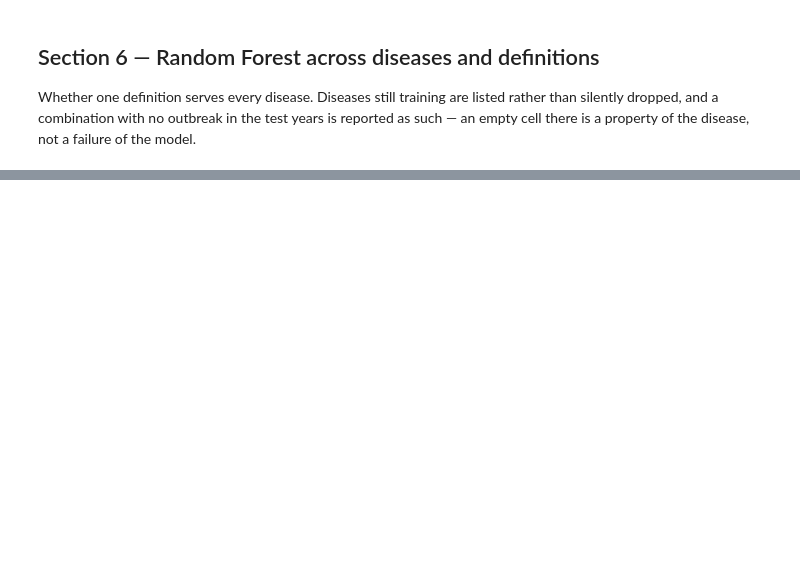
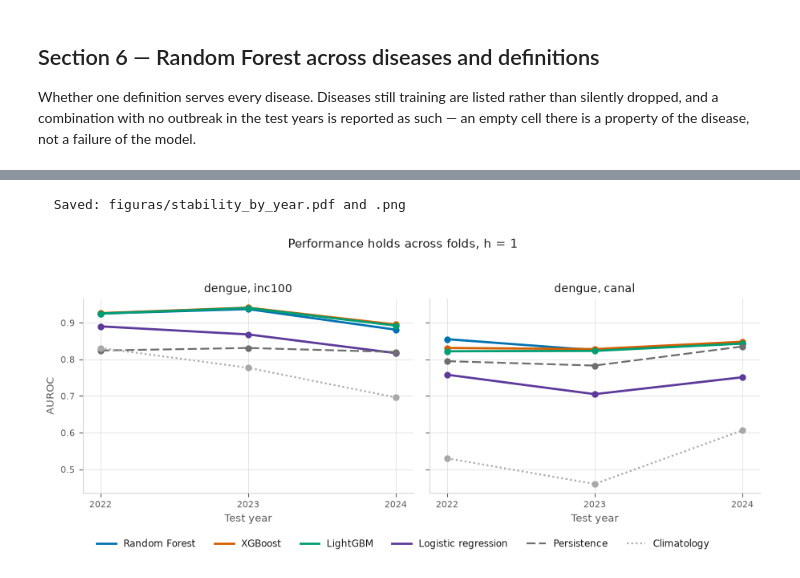
Before and after one commit to LVinaud/arboviral-outbreak-onset, a Jupyter notebook: notebooks/04_results.ipynb, the cells around one changed output, grey strips where cells are left out. Saved outputs shown, nothing was run; the diff lists cells and outputs as text; code cells hidden in the pictures; blank space fills up the shorter version.

```diff
--- a/notebooks/04_results.ipynb
+++ b/notebooks/04_results.ipynb
@@ -510,0 +943,32 @@ disease_table
+# %%
+if stability:
+    fig, axes = plt.subplots(1, len(stability), figsize=(4.6 * len(stability), 3.6),
+                             sharey=True)
+    axes = np.atleast_1d(axes)
+    for ax, (definition, tbl) in zip(axes, stability.items()):
+        for model in PLOT_ORDER:
+            label = MODEL_LABELS[model]
+            if label not in tbl.index:
+                continue
+            ax.plot(TEST_YEARS, tbl.loc[label, TEST_YEARS].values,
+                    marker="o", markersize=5, **model_line_kwargs(model))
+        ax.set_xticks(TEST_YEARS)
+        ax.set_title(f"dengue, {definition}", fontsize=10, color=INK)
+        style_axes(ax, xlabel="Test year")
+        ax.set_xlim(TEST_YEARS[0] - 0.12, TEST_YEARS[-1] + 0.12)
+    style_axes(axes[0], ylabel="AUROC")
+
+    # Six series is past the point where direct labels stay legible — the tree
+    # models sit within 0.01 of each other and their labels collide. One shared
+    # legend instead, below both panels.
+    handles = [Line2D([], [], label=MODEL_LABELS[m], **model_line_kwargs(m))
+               for m in PLOT_ORDER]
+    fig.legend(handles=handles, frameon=False, fontsize=8.5, labelcolor=INK,
+               loc="upper center", bbox_to_anchor=(0.5, 0.02), ncol=6)
+    fig.suptitle("Performance holds across folds, h = 1", fontsize=11, color=INK, y=1.03)
+    fig.tight_layout()
+    save_fig(fig, "stability_by_year")
+    plt.show()
+# %% [output]
+  Saved: figuras/stability_by_year.pdf and .png
+[figure, added]
```
Also changed, not shown: parts of 37 cells of this notebook, 20 other files.
